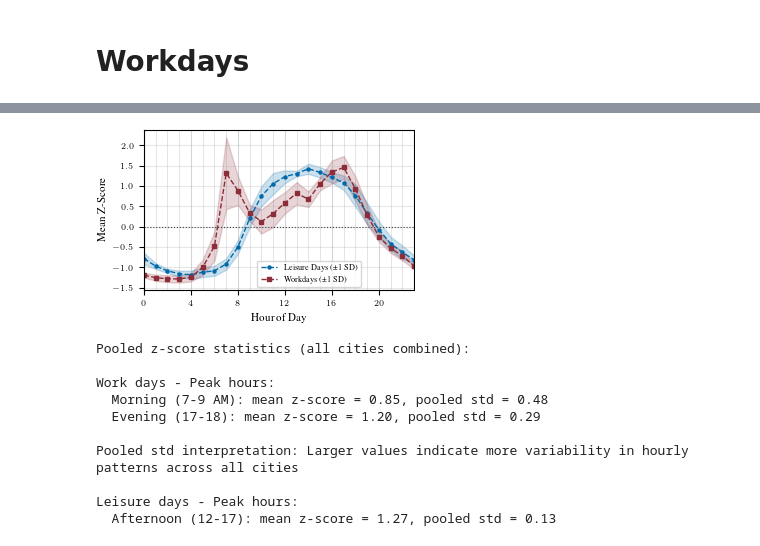
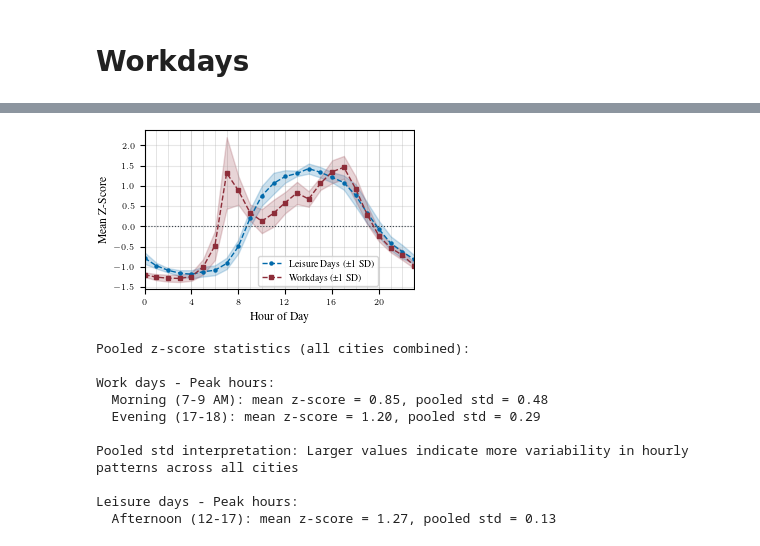
Before and after one commit to lohrynn/tuecycle, a Jupyter notebook: exp/regression.ipynb, the cells around one changed output, grey strips where cells are left out. Cells and saved outputs as stored; diff of their text form; code cells hidden in the pictures.

```diff
--- a/exp/regression.ipynb
+++ b/exp/regression.ipynb
@@ -1117,12 +992,0 @@ fig.savefig("city_ranking_temperature_leisure_vs_work.pdf", bbox_inches='tight')
-# %%
-# Investigate the 5 AM spike on leisure days
-print("Leisure days (weekends) - Data points per hour:")
-leisure_no_rain_counts = leisure_days[leisure_days['rain'] == 0].groupby('hour')['bike'].count()
-print("\nNo rain:")
-for h in range(24):
-    print(f"  {h:02d}:00 - {leisure_no_rain_counts.get(h, 0)} observations")
-
-print(f"\n\nLight rain ({RAIN_INTERVAL[0]}-{RAIN_INTERVAL[1]} mm):")
-leisure_light_rain_counts = leisure_days[(leisure_days['rain'] >= RAIN_INTERVAL[0]) & (leisure_days['rain'] <= RAIN_INTERVAL[1])].groupby('hour')['bike'].count()
-for h in range(24):
-    print(f"  {h:02d}:00 - {leisure_light_rain_counts.get(h, 0)} observations")
@@ -1148,6 +993,5 @@ NameError: name 'RAIN_INTERVAL' is not defined
 # %%
-# Pooled z-score analysis: Combine all cities' z-scores into one distribution
-# This shows the overall variability of z-scored patterns across ALL data points
+# Combine all cities' z-scores into one distribution
 plt.rcParams.update(bundles.icml2024(column="half", nrows=2, ncols=2))
 
 
@@ -1200,36 +1044,36 @@ ax.plot(hours, work_pooled_mean, color=tue_red, linewidth=1, linestyle='--',
         marker='s', markersize=2.2, label="Workdays (±1 SD)")
 ax.fill_between(hours,
                 work_pooled_mean - work_pooled_std,
                 work_pooled_mean + work_pooled_std,
                 alpha=0.2, color=tue_red)
 
-ax.set_xlabel("Hour of Day")
-ax.set_ylabel("Mean Z-Score")
+ax.set_xlabel("Hour of Day", fontsize=8.5)
+ax.set_ylabel("Mean Z-Score", fontsize=8.5)
 ax.set_xticks([0, 4, 8, 12, 16, 20])
 ax.set_xlim(0, 23)
 ax.axhline(0, color=tue_dark, linewidth=0.8, linestyle=':')
 
 ax.legend(loc=(0.42, 0.02))
 ax.grid(True, alpha=0.3)
 # Add vertical lines at all whole numbers
 for h in range(24):
     ax.axvline(h, color='gray', linewidth=0.5, alpha=0.3, zorder=0)
 
 plt.show()
 
 fig.savefig("all_cities_zscore_hourly_leisure_vs_work.pdf", bbox_inches='tight')
 
 
 # Print statistics
 print("\nPooled z-score statistics (all cities combined):")
 print(f"\nWork days - Peak hours:")
 print(f"  Morning (7-9 AM): mean z-score = {work_pooled_mean[[7, 8, 9]].mean():.2f}, pooled std = {work_pooled_std[[7, 8, 9]].mean():.2f}")
 print(f"  Evening (17-18): mean z-score = {work_pooled_mean[[17, 18]].mean():.2f}, pooled std = {work_pooled_std[[17, 18]].mean():.2f}")
 print(f"\nPooled std interpretation: Larger values indicate more variability in hourly patterns across all cities")
 print(f"\nLeisure days - Peak hours:")
 print(f"  Afternoon (12-17): mean z-score = {leisure_pooled_mean[list(range(12, 18))].mean():.2f}, pooled std = {leisure_pooled_std[list(range(12, 18))].mean():.2f}")
 # %% [output]
-[figure, old version]
+[figure, new version]
 Pooled z-score statistics (all cities combined):
 
 Work days - Peak hours:
```
Also changed, not shown: parts of 14 cells of this notebook, 5 other files.
